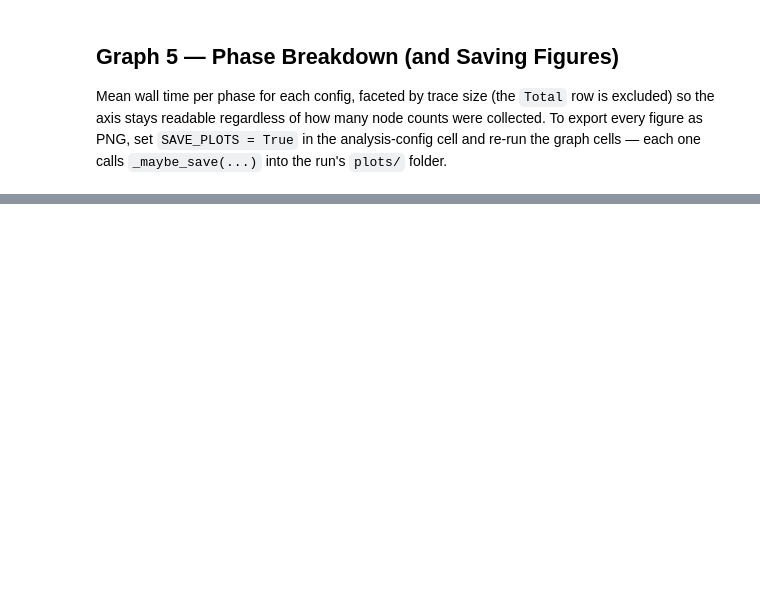
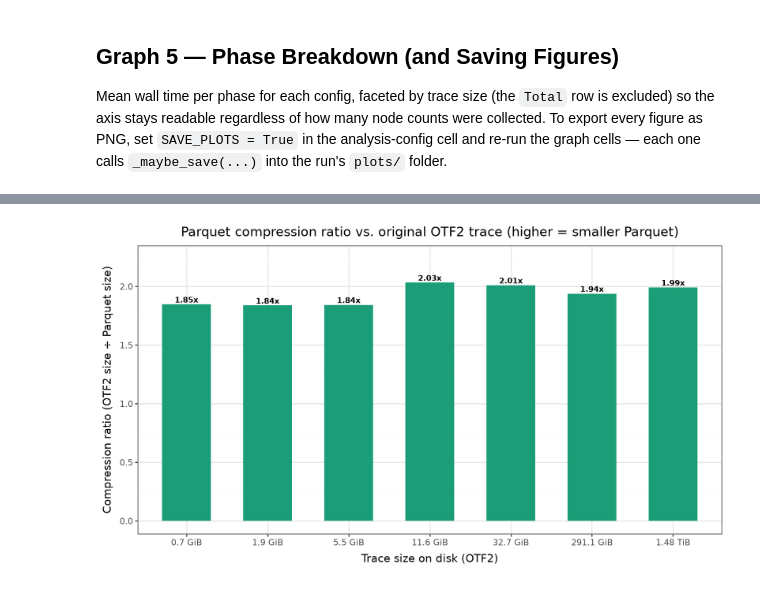
Before and after one commit to hpc-ai-adv-dev/fastotf2, a Jupyter notebook: workflows/scaling/converter-scaling-new.ipynb, the cells around one changed output, grey strips where cells are left out. Saved outputs shown, nothing was run; the diff lists cells and outputs as text; code cells hidden in the pictures; blank space fills up the shorter version.

```diff
--- a/workflows/scaling/converter-scaling-new.ipynb
+++ b/workflows/scaling/converter-scaling-new.ipynb
@@ -58,7 +58,7 @@ import workflows
 # --- Which system are we running on? ---------------------------------------
 # Flip this one line to switch clusters; everything system-specific lives in
 # SYSTEM_CONFIGS below so nothing else in the notebook needs to change.
-SYSTEM = "frontier"   # "frontier" | "other-ex"
+SYSTEM = "other-ex"   # "frontier" | "other-ex"
 
 # --- Secrets (never hardcode these in the notebook) -------------------------
 # Preferred: a gitignored local_secrets.py next to this notebook (workflows/scaling/),
@@ -152,6 +152,12 @@ STRATEGY     = "locgroup_dist_block"   # multi-locale distribution strategy
 FORMAT       = "PARQUET"               # converter output format
 THREAD_COUNT = _cfg["thread_count"]     # --cpus-per-task per job
 
+# This notebook OWNS this one e4s-cl profile. It is configured by name (never disturbing the
+# ampere notebook's 'arkouda-container' profile) and pinned on every `e4s-cl launch --profile`
+# below, so batch jobs never depend on whichever profile happens to be globally selected when
+# they run. e4s-cl itself is a shared, one-time install -- never recreated here.
+E4S_PROFILE  = "fastotf2"
+
 # --- Run folder & logging ---
 WORKFLOW_DIR = Path.cwd()               # the workflows/scaling directory
 
@@ -1407,0 +1687,22 @@ else:
+# %%
+if not size_cmp.empty:
+    # Graph B -- compression ratio (OTF2 / Parquet) per trace, a magnitude/ratio bar so it
+    # starts at y=0 (per the same convention as the fastotf2-bench speedup bars). No inset
+    # reference table here: the x-axis is already keyed by the OTF2 trace size, so a
+    # separate size table would just repeat that axis.
+    size_cmp = size_cmp.sort_values("trace").reset_index(drop=True)
+    size_cmp["ratio_label"] = size_cmp["ratio"].map(lambda v: f"{v:.2f}x")
+
+    p_ratio = (
+        ggplot(size_cmp, aes("trace", "ratio"))
+        + geom_col(fill="#1b9e77", width=0.6)
+        + geom_text(aes(label="ratio_label"), va="bottom", size=8, fontweight="bold", format_string="")
+        + expand_limits(y=size_cmp["ratio"].max() * 1.1)
+        + labs(title="Parquet compression ratio vs. original OTF2 trace (higher = smaller Parquet)",
+               x="Trace size on disk (OTF2)", y="Compression ratio (OTF2 size \u00f7 Parquet size)")
+        + theme_bw() + theme(figure_size=(9, 5))
+    )
+    display(p_ratio)
+    _maybe_save(p_ratio, "g6b_compression_ratio")
+# %% [output]
+[figure, added]
```
Also changed, not shown: parts of 17 cells of this notebook, 4 other files.
